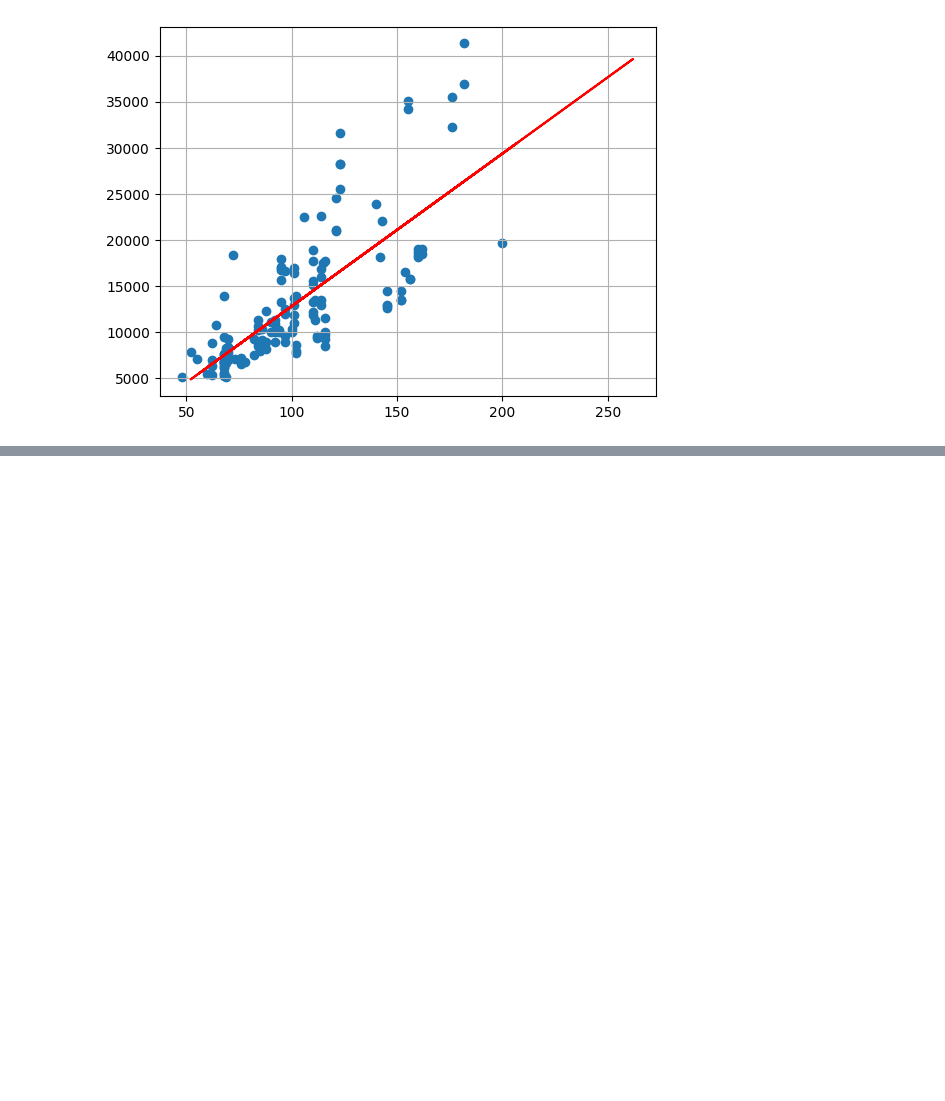
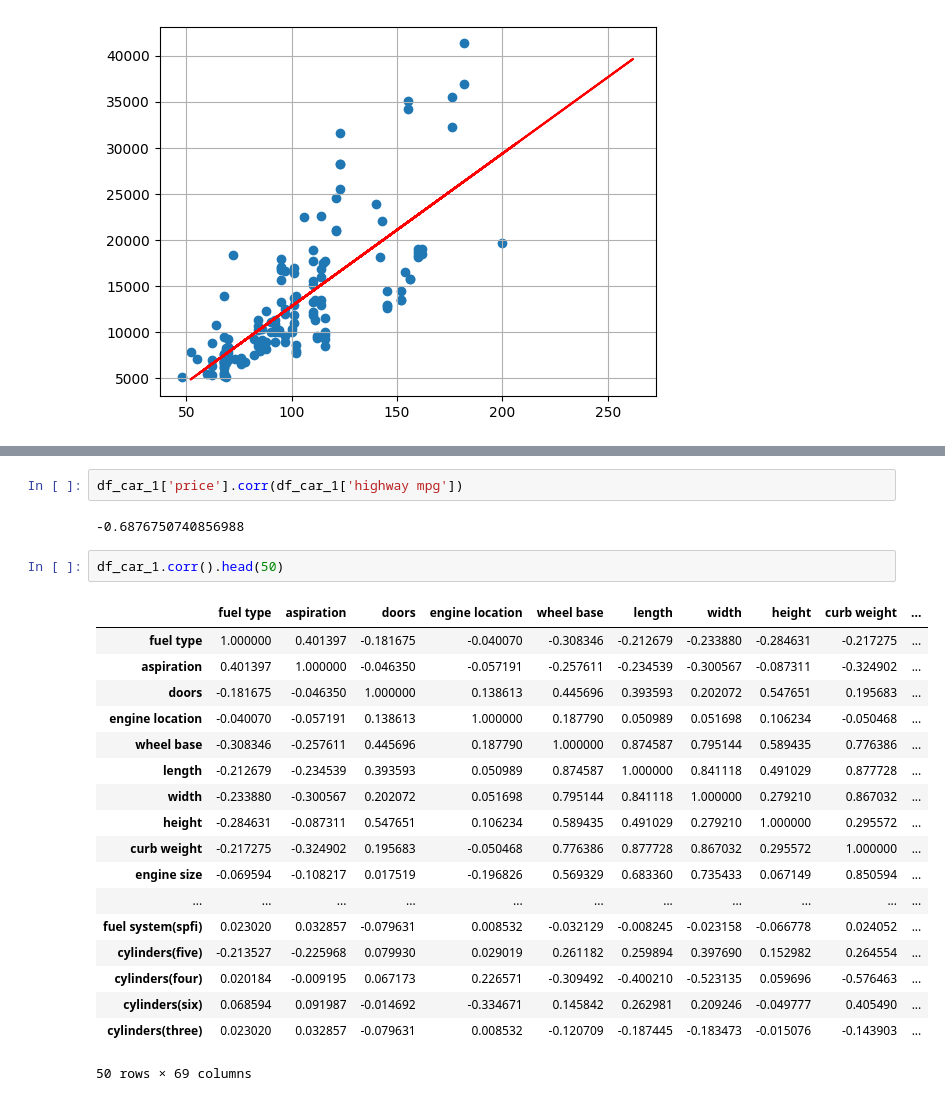
Before and after one commit to arunishere/DSV16Main, a Jupyter notebook: Reg/Regression.ipynb, the cells around one changed output, grey strips where cells are left out. Cells and saved outputs as stored; diff of their text form; blank space fills up the shorter version.

```diff
--- a/Reg/Regression.ipynb
+++ b/Reg/Regression.ipynb
@@ -199,0 +338,25 @@ plt.show()
+# %%
+df_car_1['price'].corr(df_car_1['highway mpg'])
+# %% [output]
+-0.6876750740856988
+# %%
+df_car_1.corr().head(50)
+# %% [output]
+|  | fuel type | aspiration | doors | engine location | wheel base | length | width | height | curb weight | ... |
+| fuel type | 1.000000 | 0.401397 | -0.181675 | -0.040070 | -0.308346 | -0.212679 | -0.233880 | -0.284631 | -0.217275 | ... |
+| aspiration | 0.401397 | 1.000000 | -0.046350 | -0.057191 | -0.257611 | -0.234539 | -0.300567 | -0.087311 | -0.324902 | ... |
+| doors | -0.181675 | -0.046350 | 1.000000 | 0.138613 | 0.445696 | 0.393593 | 0.202072 | 0.547651 | 0.195683 | ... |
+| engine location | -0.040070 | -0.057191 | 0.138613 | 1.000000 | 0.187790 | 0.050989 | 0.051698 | 0.106234 | -0.050468 | ... |
+| wheel base | -0.308346 | -0.257611 | 0.445696 | 0.187790 | 1.000000 | 0.874587 | 0.795144 | 0.589435 | 0.776386 | ... |
+| length | -0.212679 | -0.234539 | 0.393593 | 0.050989 | 0.874587 | 1.000000 | 0.841118 | 0.491029 | 0.877728 | ... |
+| width | -0.233880 | -0.300567 | 0.202072 | 0.051698 | 0.795144 | 0.841118 | 1.000000 | 0.279210 | 0.867032 | ... |
+| height | -0.284631 | -0.087311 | 0.547651 | 0.106234 | 0.589435 | 0.491029 | 0.279210 | 1.000000 | 0.295572 | ... |
+| curb weight | -0.217275 | -0.324902 | 0.195683 | -0.050468 | 0.776386 | 0.877728 | 0.867032 | 0.295572 | 1.000000 | ... |
+| engine size | -0.069594 | -0.108217 | 0.017519 | -0.196826 | 0.569329 | 0.683360 | 0.735433 | 0.067149 | 0.850594 | ... |
+| ... | ... | ... | ... | ... | ... | ... | ... | ... | ... | ... |
+| fuel system(spfi) | 0.023020 | 0.032857 | -0.079631 | 0.008532 | -0.032129 | -0.008245 | -0.023158 | -0.066778 | 0.024052 | ... |
+| cylinders(five) | -0.213527 | -0.225968 | 0.079930 | 0.029019 | 0.261182 | 0.259894 | 0.397690 | 0.152982 | 0.264554 | ... |
+| cylinders(four) | 0.020184 | -0.009195 | 0.067173 | 0.226571 | -0.309492 | -0.400210 | -0.523135 | 0.059696 | -0.576463 | ... |
+| cylinders(six) | 0.068594 | 0.091987 | -0.014692 | -0.334671 | 0.145842 | 0.262981 | 0.209246 | -0.049777 | 0.405490 | ... |
+| cylinders(three) | 0.023020 | 0.032857 | -0.079631 | 0.008532 | -0.120709 | -0.187445 | -0.183473 | -0.015076 | -0.143903 | ... |
+50 rows × 69 columns
```
Also changed, not shown: parts of 27 cells of this notebook.
